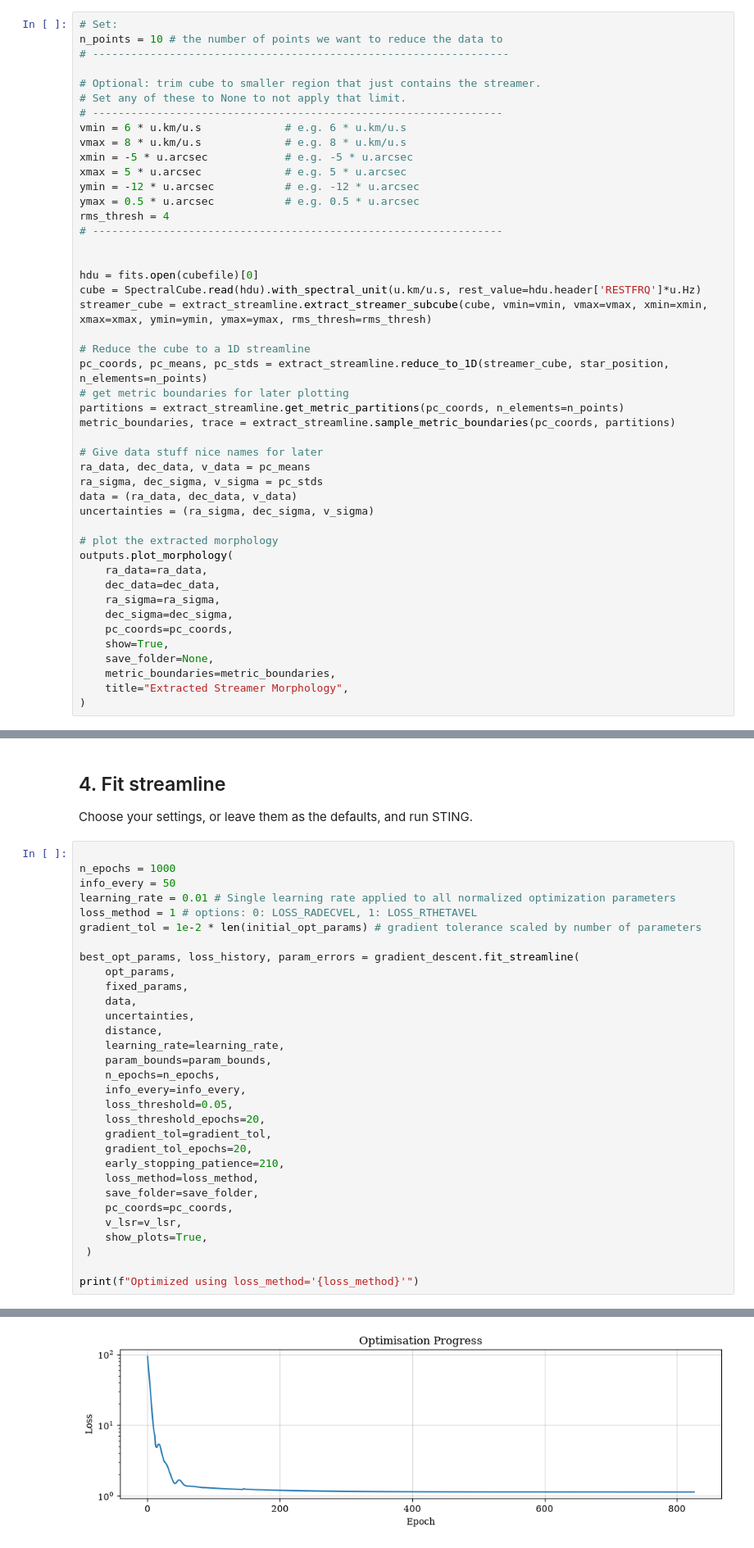
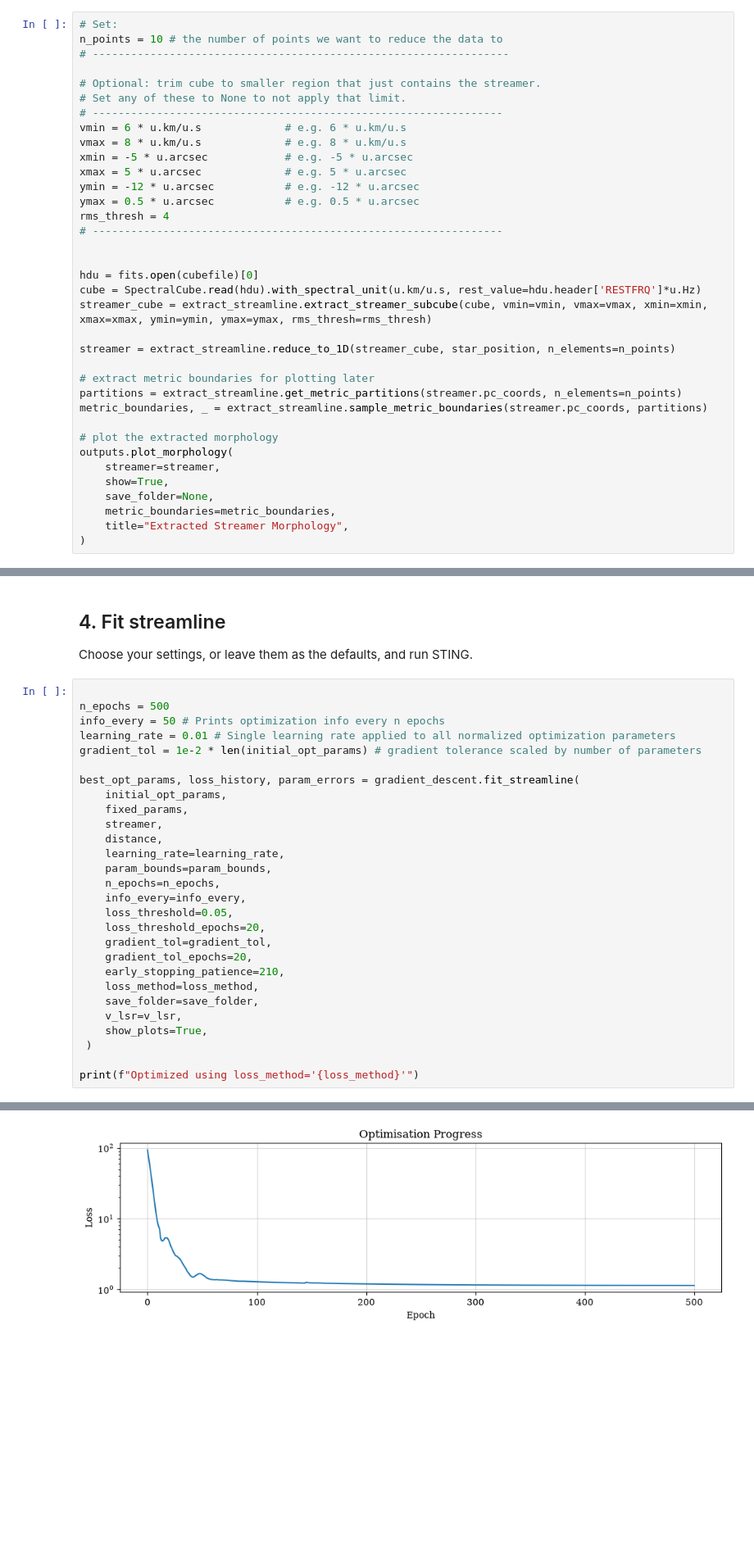
Before and after one commit to Lauren4476/sting, a Jupyter notebook: examples/sting_example_run.ipynb, the cells around one changed output, grey strips where cells are left out. Shown at 82% size. Saved outputs shown, nothing was run; the diff lists cells and outputs as text; blank space fills up the shorter version.

Commit message:
Refactor introducing StreamerData to reduce number of variables required by functions in sting_example_run.ipynb

```diff
--- a/examples/sting_example_run.ipynb
+++ b/examples/sting_example_run.ipynb
@@ -50,25 +48,15 @@ hdu = fits.open(cubefile)[0]
 cube = SpectralCube.read(hdu).with_spectral_unit(u.km/u.s, rest_value=hdu.header['RESTFRQ']*u.Hz)
 streamer_cube = extract_streamline.extract_streamer_subcube(cube, vmin=vmin, vmax=vmax, xmin=xmin, xmax=xmax, ymin=ymin, ymax=ymax, rms_thresh=rms_thresh)
 
-# Reduce the cube to a 1D streamline
-pc_coords, pc_means, pc_stds = extract_streamline.reduce_to_1D(streamer_cube, star_position, n_elements=n_points)
-# get metric boundaries for later plotting
-partitions = extract_streamline.get_metric_partitions(pc_coords, n_elements=n_points)
-metric_boundaries, trace = extract_streamline.sample_metric_boundaries(pc_coords, partitions)
+streamer = extract_streamline.reduce_to_1D(streamer_cube, star_position, n_elements=n_points)
 
-# Give data stuff nice names for later
-ra_data, dec_data, v_data = pc_means
-ra_sigma, dec_sigma, v_sigma = pc_stds
-data = (ra_data, dec_data, v_data)
-uncertainties = (ra_sigma, dec_sigma, v_sigma)
+# extract metric boundaries for plotting later
+partitions = extract_streamline.get_metric_partitions(streamer.pc_coords, n_elements=n_points)
+metric_boundaries, _ = extract_streamline.sample_metric_boundaries(streamer.pc_coords, partitions)
 
 # plot the extracted morphology
 outputs.plot_morphology(
-    ra_data=ra_data,
-    dec_data=dec_data,
-    ra_sigma=ra_sigma,
-    dec_sigma=dec_sigma,
-    pc_coords=pc_coords,
+    streamer=streamer,
     show=True,
     save_folder=None,
     metric_boundaries=metric_boundaries,
@@ -236,17 +146,15 @@ param_bounds = {
 Choose your settings, or leave them as the defaults, and run STING.
 # %%
 
-n_epochs = 1000
-info_every = 50
+n_epochs = 500
+info_every = 50 # Prints optimization info every n epochs
 learning_rate = 0.01 # Single learning rate applied to all normalized optimization parameters
-loss_method = 1 # options: 0: LOSS_RADECVEL, 1: LOSS_RTHETAVEL
 gradient_tol = 1e-2 * len(initial_opt_params) # gradient tolerance scaled by number of parameters
 
 best_opt_params, loss_history, param_errors = gradient_descent.fit_streamline(
-    opt_params,
+    initial_opt_params,
     fixed_params,
-    data,
-    uncertainties,
+    streamer,
     distance,
     learning_rate=learning_rate,
     param_bounds=param_bounds,
@@ -259,7 +167,6 @@ best_opt_params, loss_history, param_errors = gradient_descent.fit_streamline(
     early_stopping_patience=210,
     loss_method=loss_method,
     save_folder=save_folder,
-    pc_coords=pc_coords,
     v_lsr=v_lsr,
     show_plots=True,
  )
@@ -284,5 +191,5 @@ Initial optimisable values:
 
 Making diagnostic plots...
-[figure, old version]
+[figure, new version]
 [figure]
 [figure]
```
Also changed, not shown: parts of 15 cells of this notebook, 3 other files.
